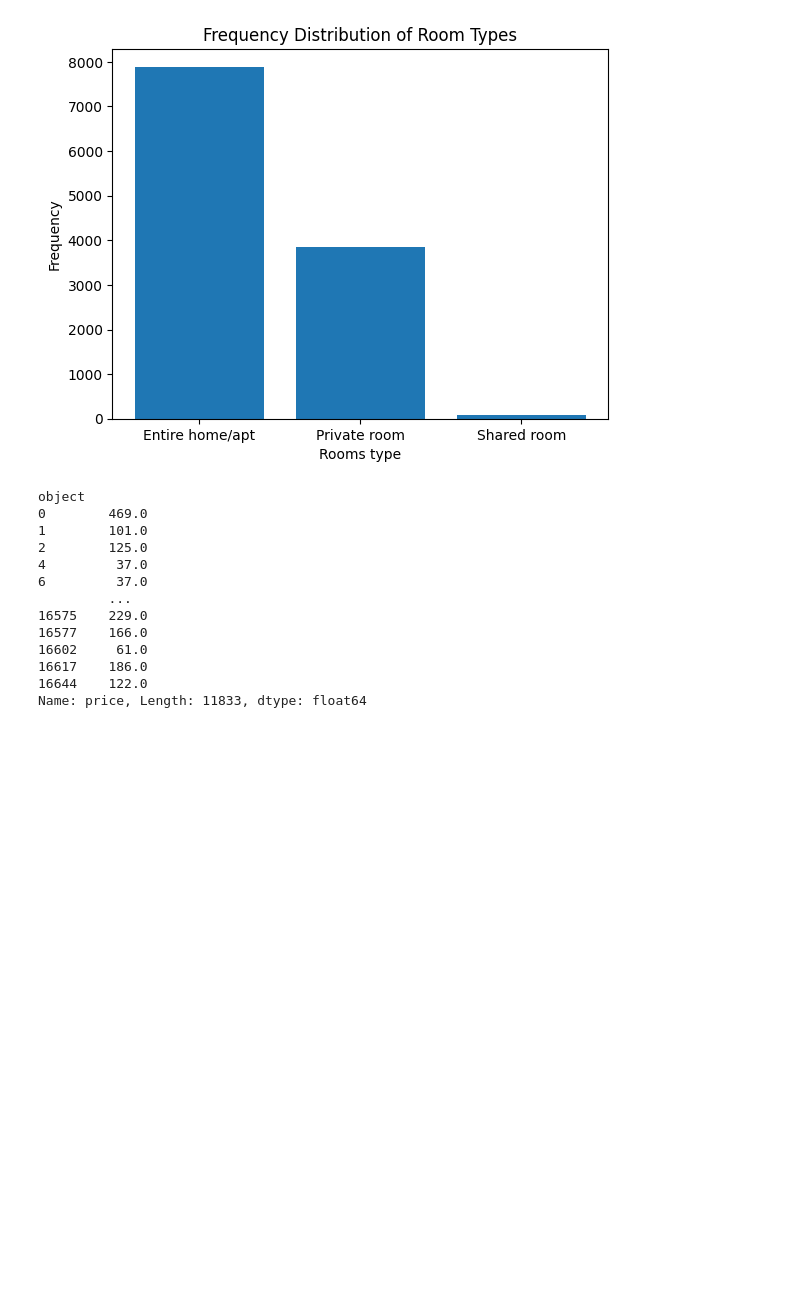
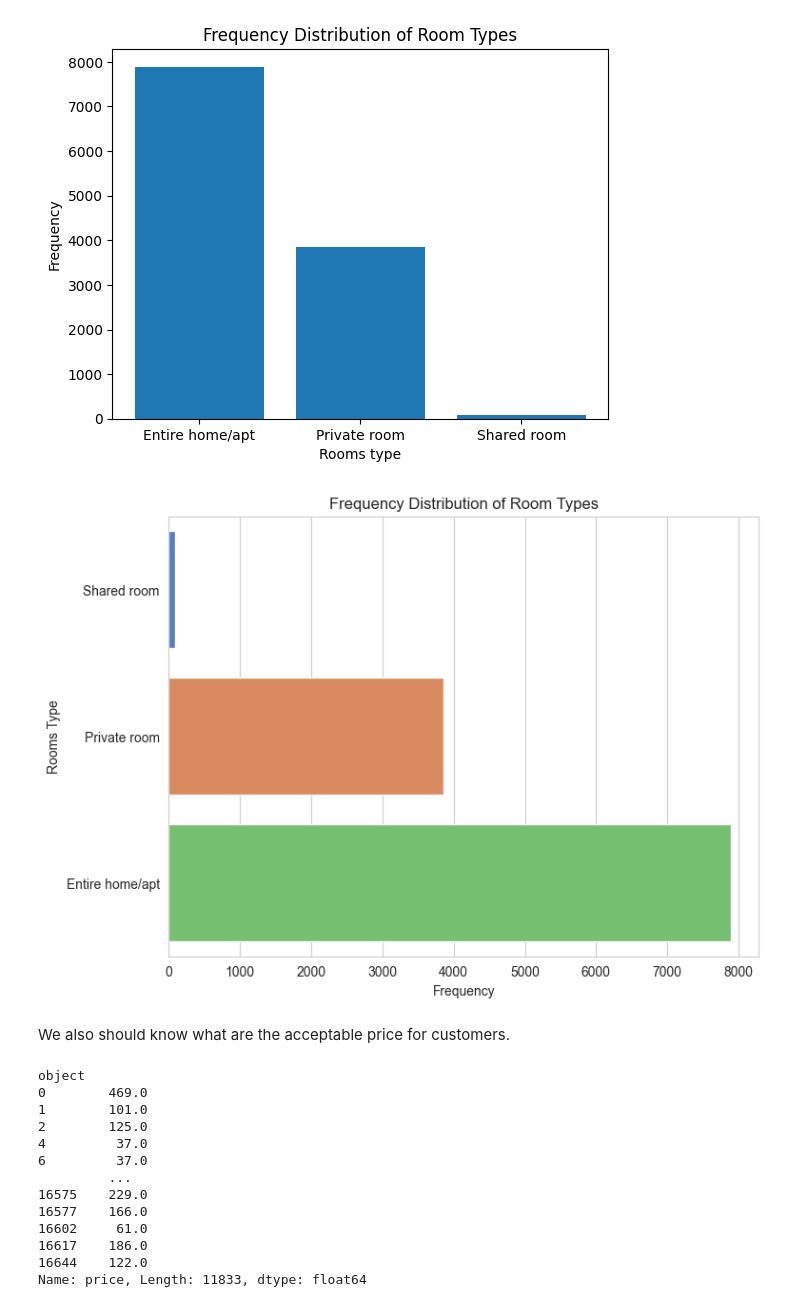
Before and after one commit to StellaLii/Airbnb-Project, a Jupyter notebook: Descriptive Analysis.ipynb, the cells around one changed output. Saved outputs shown, nothing was run; the diff lists cells and outputs as text; code cells hidden in the pictures; blank space fills up the shorter version.

```diff
--- a/Discriptive Analysis.ipynb
+++ b/Descriptive Analysis.ipynb
@@ -150,6 +197,26 @@ ax1.set_title('Frequency Distribution of Room Types')
 plt.show()
 # %% [output]
 [figure]
+# %%
+# create bar plot
+fig1_1, ax1_1 = plt.subplots(figsize=(8, 6))
+sns.set_style("whitegrid")
+sns.set_style("whitegrid")
+
+# plot the bar graph
+sns.barplot(x='Frequency', y=freq_type_sorted.index, data=freq_type_sorted, palette='muted')
+
+# set the labels and title
+ax1_1.set_xlabel("Frequency")
+ax1_1.set_ylabel("Rooms Type")
+ax1_1.set_title("Frequency Distribution of Room Types")
+
+# show the plot
+plt.show()
+# %% [output]
+[figure, added]
+# %% [markdown]
+We also should know what are the acceptable price for customers.
 # %%
 #change the type of price
 print(airbnb_df['price'].dtype)
```
Also changed, not shown: parts of 12 cells of this notebook, 1 other file.
